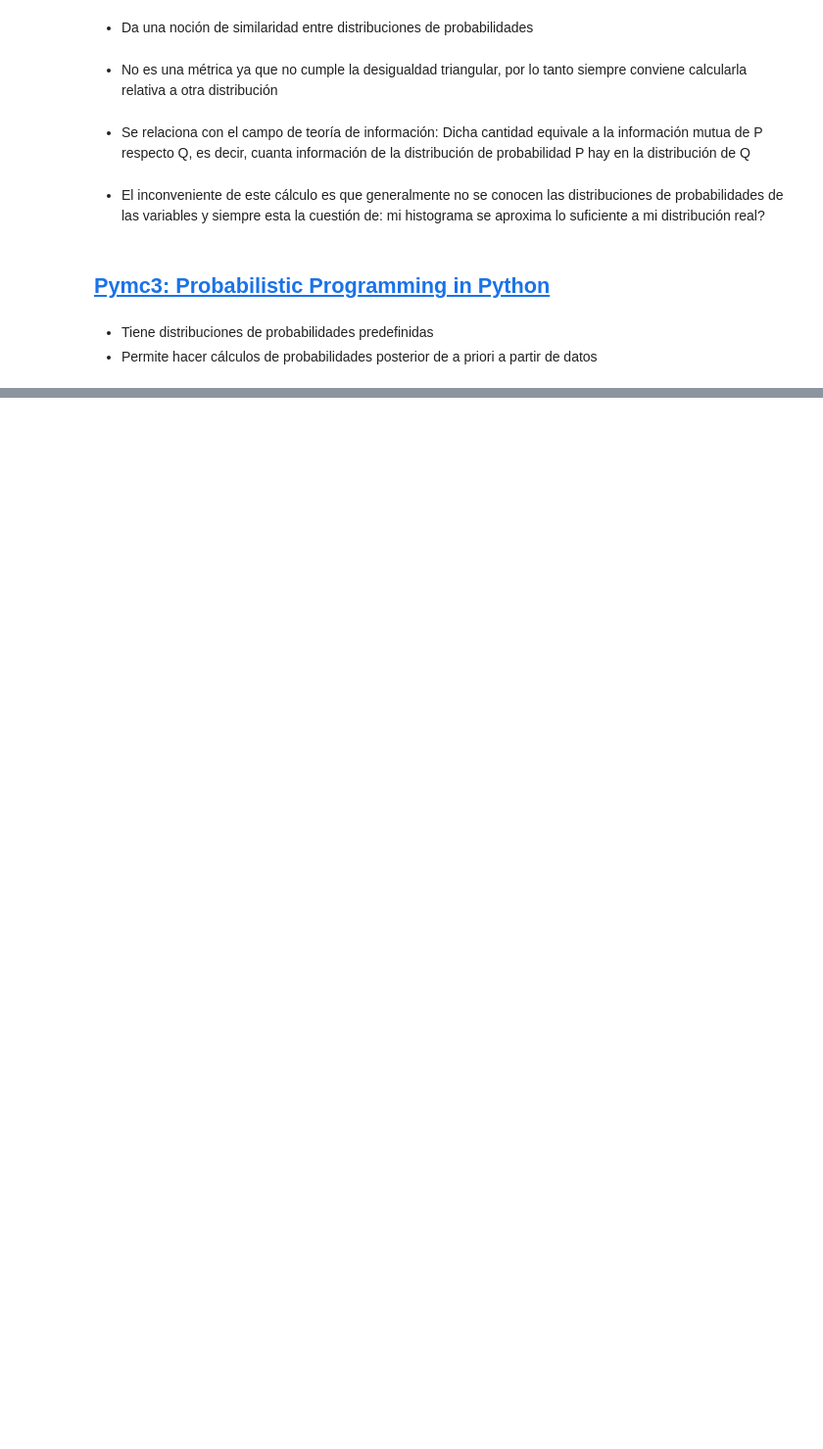
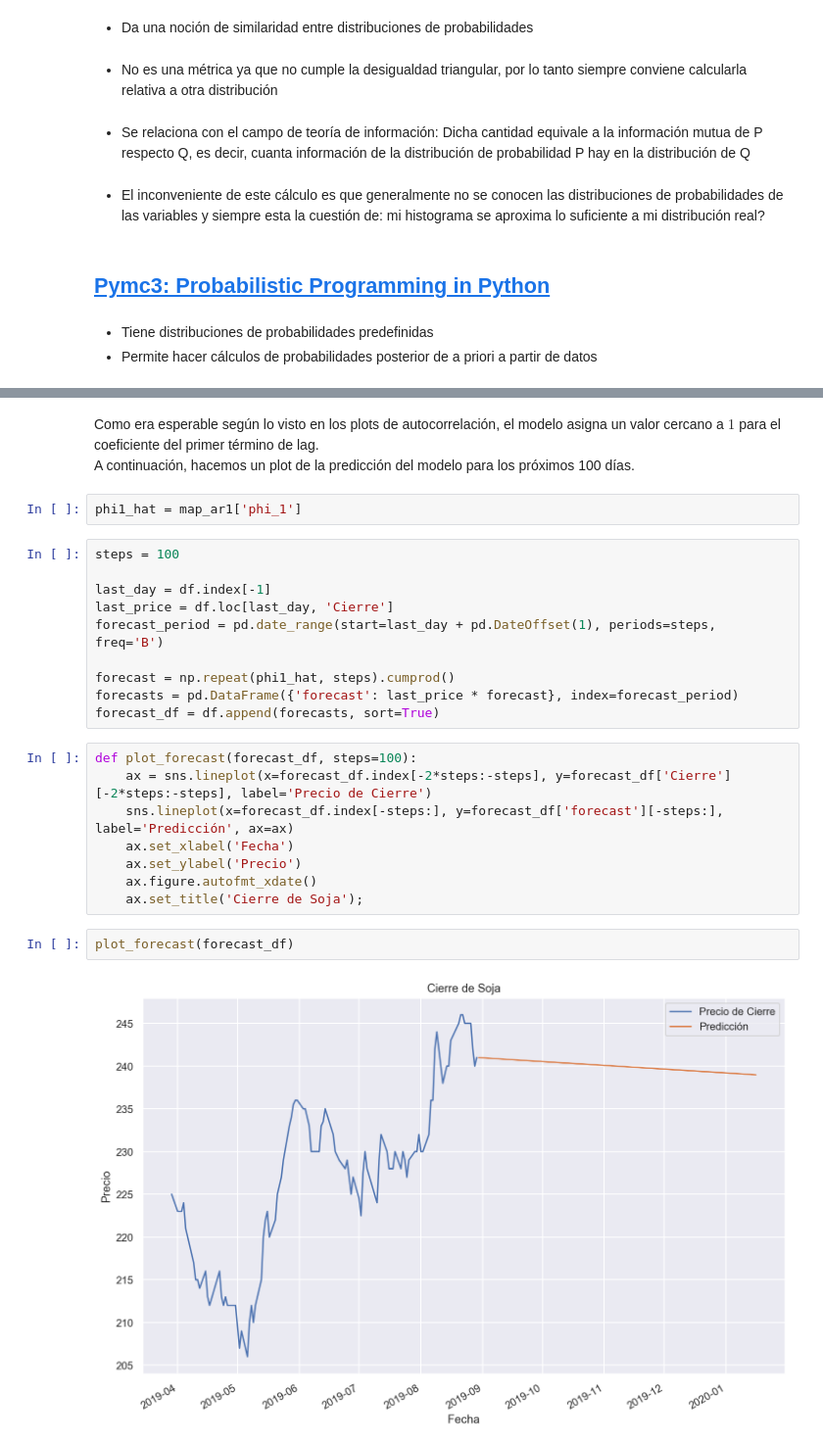
Before and after one commit to lambdaclass/data_etudes, a Jupyter notebook: clases/clase_5/clase_5_bayes_kld_pymc3.ipynb, the cells around one changed output, grey strips where cells are left out. Shown: that part at 98% size. Cells and saved outputs as stored; diff of their text form; blank space fills up the shorter version.

```diff
--- a/clases/clase_5/clase_5_bayes_kld_pymc3.ipynb
+++ b/clases/clase_5/clase_5_bayes_kld_pymc3.ipynb
@@ -70,0 +112,27 @@ pm.traceplot(trace);
+# %% [markdown]
+Como era esperable según lo visto en los plots de autocorrelación, el modelo asigna un valor cercano a $1$ para el coeficiente del primer término de lag.
+A continuación, hacemos un plot de la predicción del modelo para los próximos 100 días.
+# %%
+phi1_hat = map_ar1['phi_1']
+# %%
+steps = 100
+
+last_day = df.index[-1]
+last_price = df.loc[last_day, 'Cierre']
+forecast_period = pd.date_range(start=last_day + pd.DateOffset(1), periods=steps, freq='B')
+
+forecast = np.repeat(phi1_hat, steps).cumprod()
+forecasts = pd.DataFrame({'forecast': last_price * forecast}, index=forecast_period)
+forecast_df = df.append(forecasts, sort=True)
+# %%
+def plot_forecast(forecast_df, steps=100):
+    ax = sns.lineplot(x=forecast_df.index[-2*steps:-steps], y=forecast_df['Cierre'][-2*steps:-steps], label='Precio de Cierre')
+    sns.lineplot(x=forecast_df.index[-steps:], y=forecast_df['forecast'][-steps:], label='Predicción', ax=ax)
+    ax.set_xlabel('Fecha')
+    ax.set_ylabel('Precio')
+    ax.figure.autofmt_xdate()
+    ax.set_title('Cierre de Soja');
+# %%
+plot_forecast(forecast_df)
+# %% [output]
+[figure, added]
```
Also changed, not shown: parts of 19 cells of this notebook, 10 other files.
